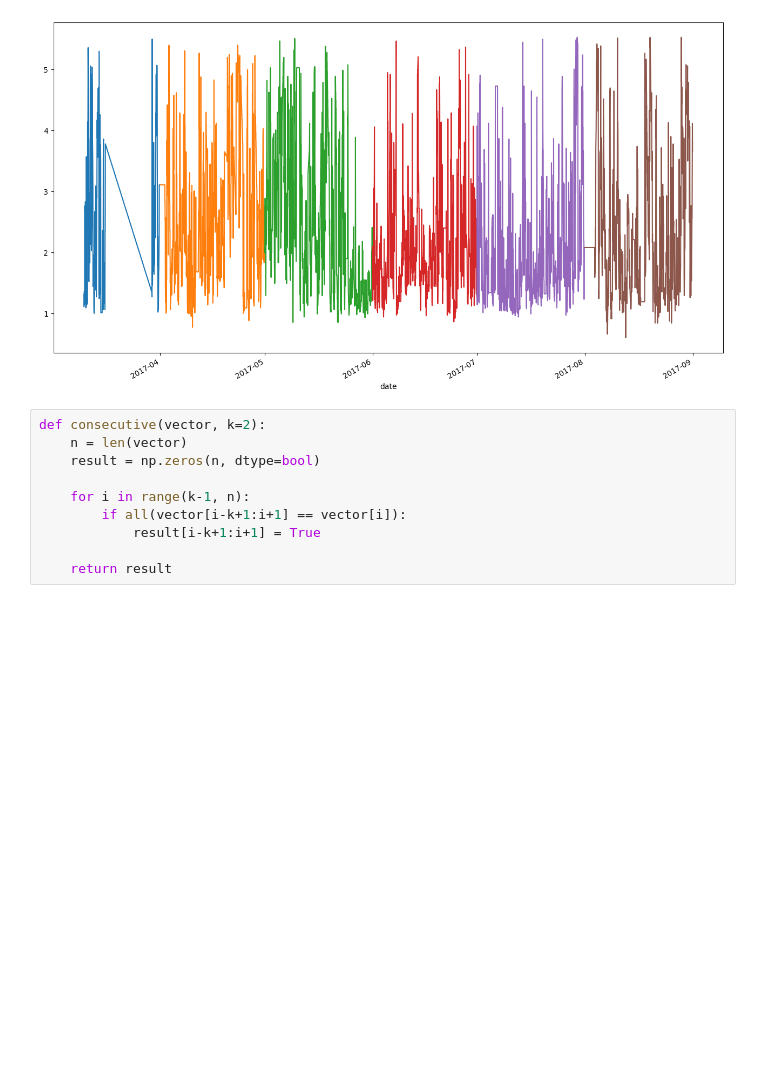
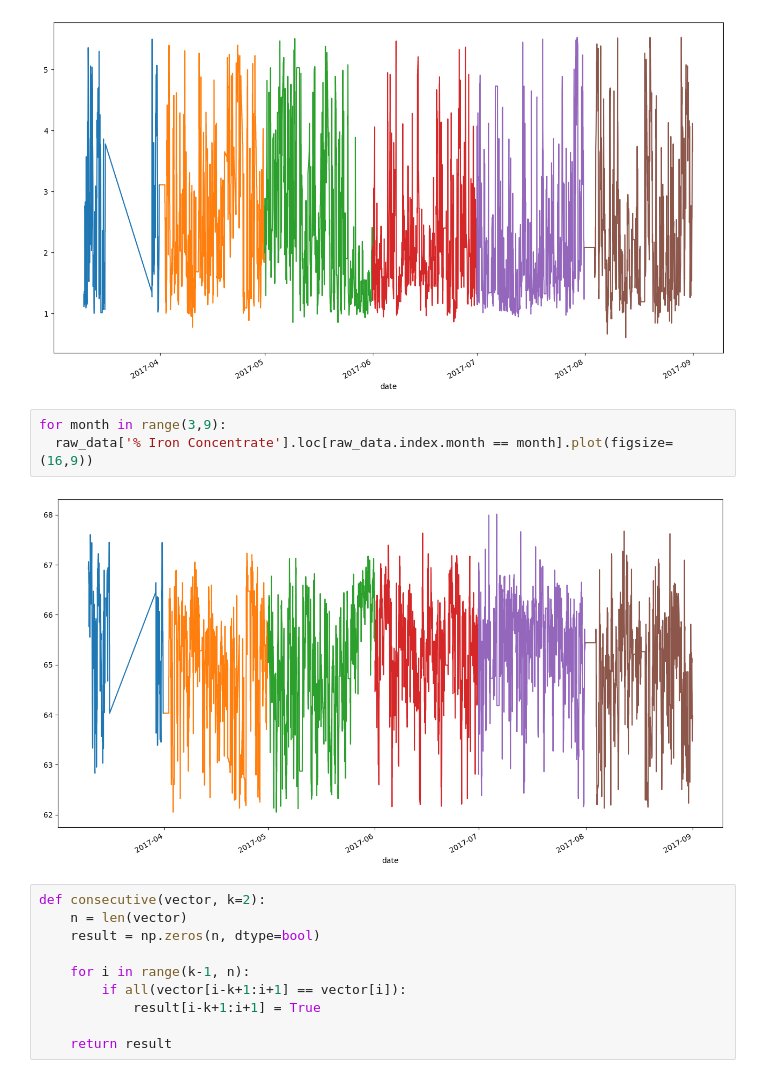
Before and after one commit to totscheffer/caseihm, a Jupyter notebook: Análise Exploratória.ipynb, the cells around one changed output. Drawn from its saved outputs; the diff is of its cells as text; blank space fills up the shorter version.

```diff
--- a/Análise Exploratória.ipynb
+++ b/Análise Exploratória.ipynb
@@ -109,6 +151,11 @@ for month in range(3,9):
   raw_data['% Silica Concentrate'].loc[raw_data.index.month == month].plot(figsize= (16,9))
 # %% [output]
 [figure]
+# %%
+for month in range(3,9):
+  raw_data['% Iron Concentrate'].loc[raw_data.index.month == month].plot(figsize= (16,9))
+# %% [output]
+[figure, added]
 # %%
 def consecutive(vector, k=2):
     n = len(vector)
```
Also changed, not shown: parts of 10 cells of this notebook, 2 other files.
